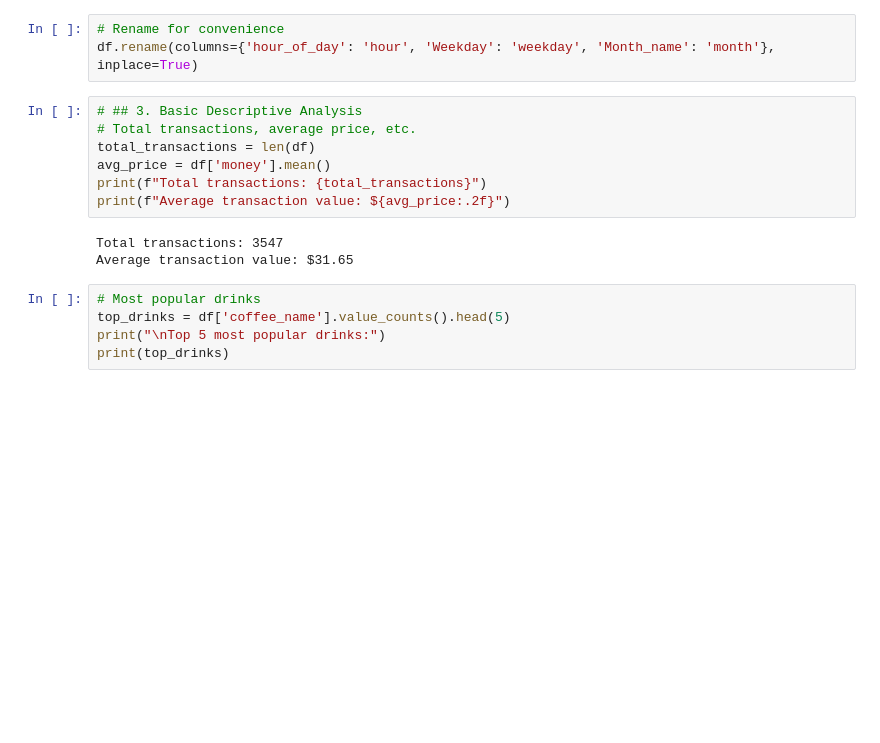
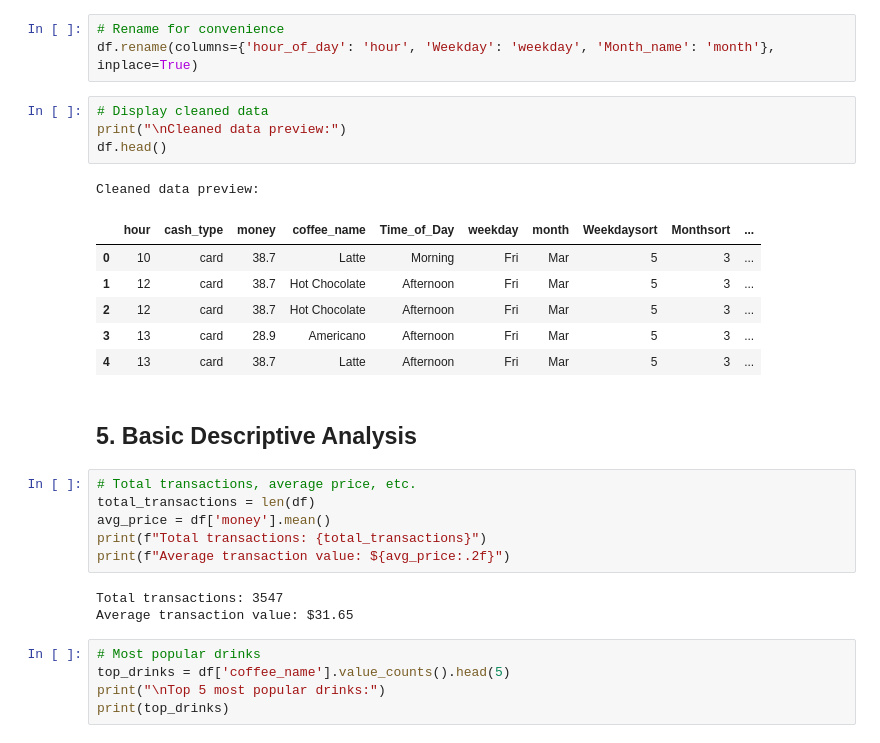
Before and after one commit to Laura7797/Coffee-sales, a Jupyter notebook: Mini Assessment.ipynb, the cells around one changed output. Drawn from its saved outputs; the diff is of its cells as text; blank space fills up the shorter version.

```diff
--- a/Mini Assessment.ipynb
+++ b/Mini Assessment.ipynb
@@ -72,8 +81,21 @@ df = df.dropna(subset=['money', 'coffee_name', 'cash_type'])
 # %%
 # Rename for convenience
 df.rename(columns={'hour_of_day': 'hour', 'Weekday': 'weekday', 'Month_name': 'month'}, inplace=True)
+# %%
+# Display cleaned data
+print("\nCleaned data preview:")
+df.head()
+# %% [output]
+Cleaned data preview:
+|  | hour | cash_type | money | coffee_name | Time_of_Day | weekday | month | Weekdaysort | Monthsort | ... |
+| 0 | 10 | card | 38.7 | Latte | Morning | Fri | Mar | 5 | 3 | ... |
+| 1 | 12 | card | 38.7 | Hot Chocolate | Afternoon | Fri | Mar | 5 | 3 | ... |
+| 2 | 12 | card | 38.7 | Hot Chocolate | Afternoon | Fri | Mar | 5 | 3 | ... |
+| 3 | 13 | card | 28.9 | Americano | Afternoon | Fri | Mar | 5 | 3 | ... |
+| 4 | 13 | card | 38.7 | Latte | Afternoon | Fri | Mar | 5 | 3 | ... |
+# %% [markdown]
+## 5. Basic Descriptive Analysis
 # %%
-# ## 3. Basic Descriptive Analysis
 # Total transactions, average price, etc.
 total_transactions = len(df)
 avg_price = df['money'].mean()
```
Also changed, not shown: parts of 23 cells of this notebook.
